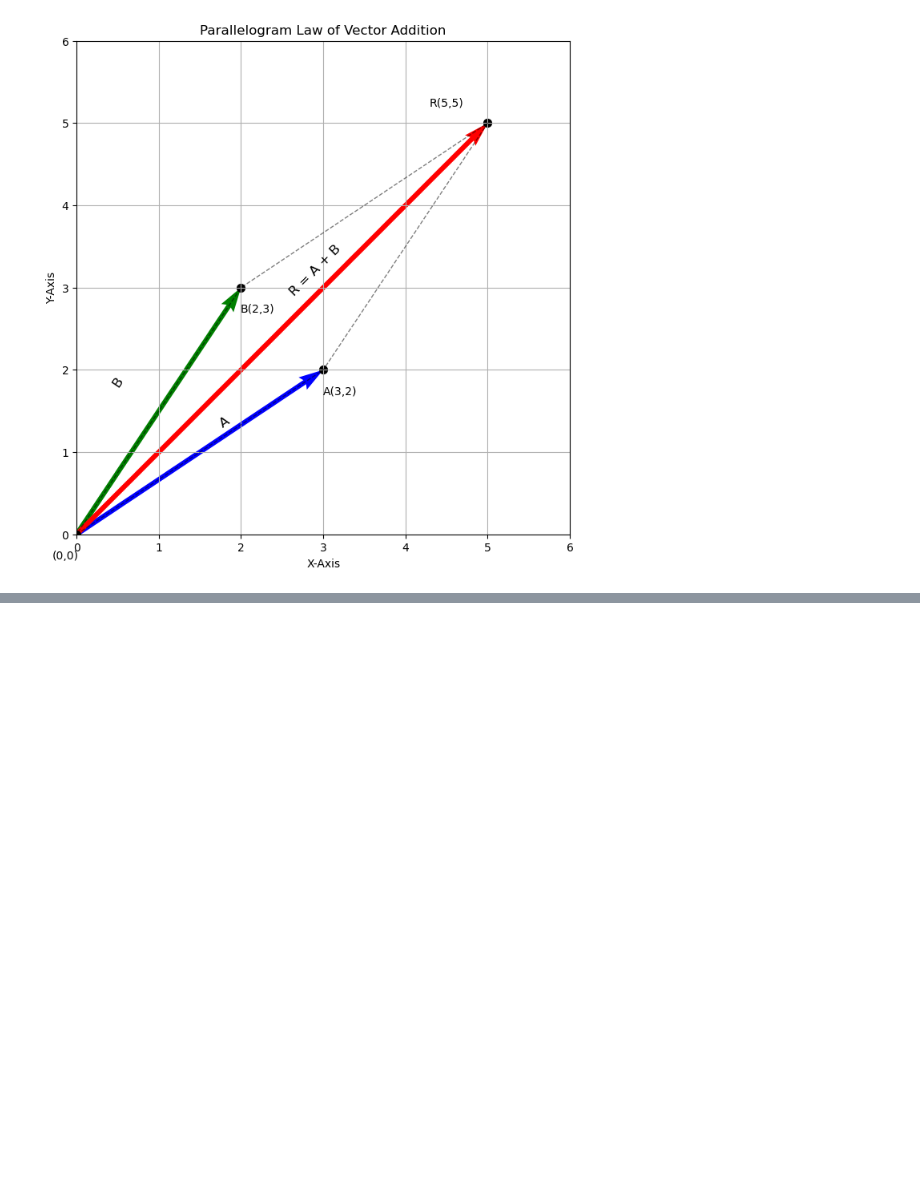
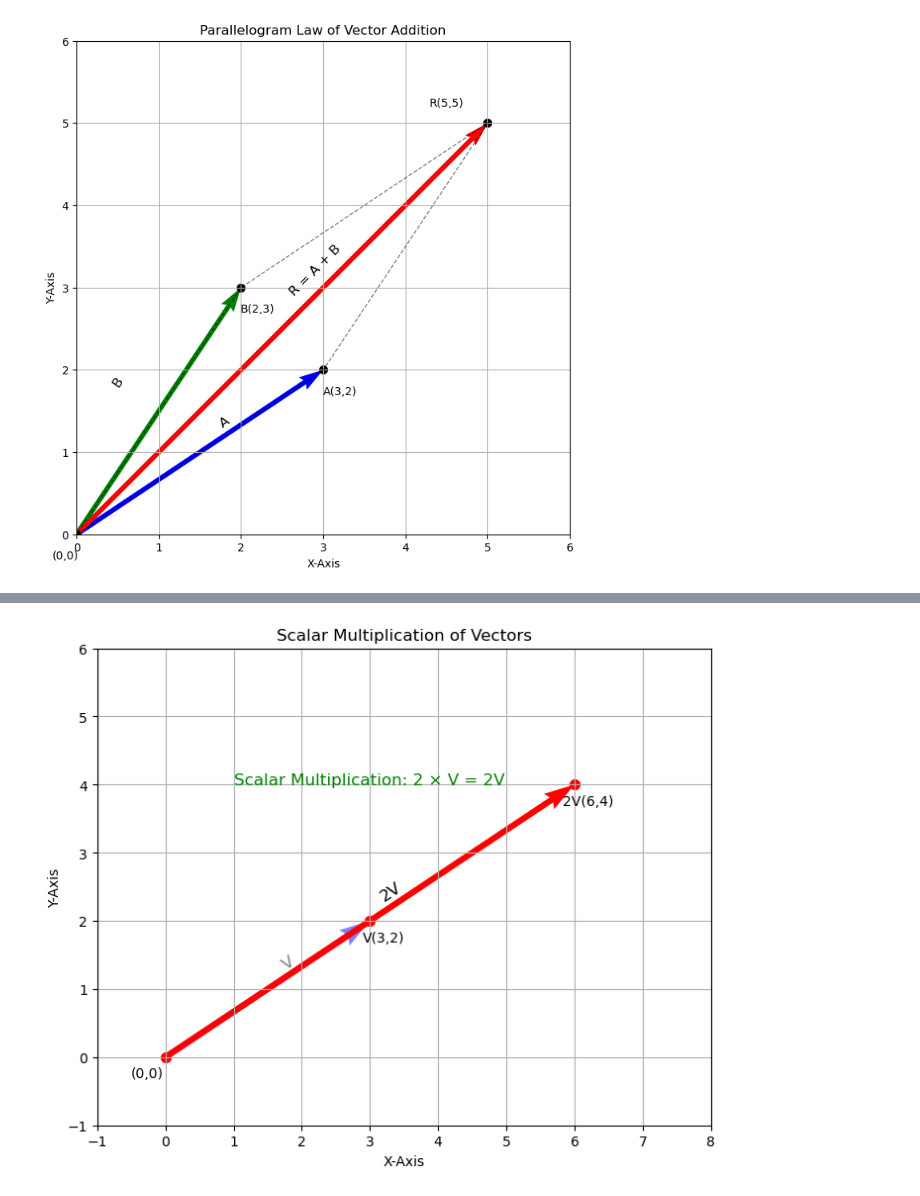
Before and after one commit to kode0x/Linear-Algebra, a Jupyter notebook: Linear-Algebra.ipynb, the cells around one changed output, grey strips where cells are left out. Cells and saved outputs as stored; diff of their text form; code cells hidden in the pictures; blank space fills up the shorter version.

```diff
--- a/Linear-Algebra.ipynb
+++ b/Linear-Algebra.ipynb
@@ -233,0 +251,75 @@ HTML(ani.to_jshtml())
+# %%
+V = np.array([3, 2])
+k = 2
+scaled = k * V
+
+fig, ax = plt.subplots(figsize=(8, 8))
+ax.set_title("Scalar Multiplication of Vectors")
+ax.set_xlabel('X-Axis')
+ax.set_ylabel('Y-Axis')
+ax.set_aspect('equal')
+ax.grid()
+
+def animate(i):
+    ax.clear()
+    ax.set_xlim(-1, 8)
+    ax.set_ylim(-1, 6)
+    ax.grid()
+    ax.set_title("Scalar Multiplication of Vectors")
+    ax.set_xlabel('X-Axis')
+    ax.set_ylabel('Y-Axis')
+    ax.set_aspect('equal')
+
+    artists = []
+
+    if i == 0:
+        # Show Original Vector V
+        qV = ax.quiver(0, 0, V[0], V[1], angles='xy', scale_units='xy', scale=1, color='blue', width=0.01)
+        angle_V = np.degrees(np.arctan2(V[1], V[0]))
+        tV = ax.text(V[0]/2 + 0.3, V[1]/2 + 0.3, "V", fontsize=12, ha='center', rotation=angle_V)
+        # Annotate Co-ordinates
+        ax.scatter([0, V[0]], [0, V[1]], color='red', s=50)
+        t0 = ax.text(0-0.5, 0-0.3, '(0,0)', fontsize=10)
+        tV_pt = ax.text(V[0]+0.2, V[1]-0.3, f'V({V[0]},{V[1]})', fontsize=10, ha='center')
+        artists.extend([qV, tV, t0, tV_pt])
+
+    elif i < 9:
+        # Scaling Animation
+        scale_factor = 1 + (k - 1) * (i - 1) / 8  # Gradually scale from 1 to k
+        current_scaled = scale_factor * V
+        q_scaled = ax.quiver(0, 0, current_scaled[0], current_scaled[1], angles='xy', scale_units='xy', scale=1, color='red', width=0.01)
+        angle_scaled = np.degrees(np.arctan2(current_scaled[1], current_scaled[0]))
+        t_scaled = ax.text(current_scaled[0]/2 + 0.3, current_scaled[1]/2 + 0.3, f"{scale_factor:.1f}V", fontsize=12, ha='center', rotation=angle_scaled)
+        # Annotate Scalar
+        ax.text(1, 4, f'Scaling by: {scale_factor:.1f}', fontsize=12, color='green')
+        artists.extend([q_scaled, t_scaled])
+
+    else:
+        # Final Frame: Show Both Original And Scaled Vectors
+        # Original Vector (Faded)
+        qV_orig = ax.quiver(0, 0, V[0], V[1], angles='xy', scale_units='xy', scale=1, color='blue', alpha=0.5, width=0.01)
+        angle_V = np.degrees(np.arctan2(V[1], V[0]))
+        tV_orig = ax.text(V[0]/2 + 0.3, V[1]/2 + 0.3, "V", fontsize=12, ha='center', rotation=angle_V, alpha=0.5)
+
+        # Scaled Vector
+        q_scaled = ax.quiver(0, 0, scaled[0], scaled[1], angles='xy', scale_units='xy', scale=1, color='red', width=0.01)
+        angle_scaled = np.degrees(np.arctan2(scaled[1], scaled[0]))
+        t_scaled = ax.text(scaled[0]/2 + 0.3, scaled[1]/2 + 0.3, f"{k}V", fontsize=12, ha='center', rotation=angle_scaled)
+
+        # Annotate Coordinates
+        ax.scatter([0, V[0], scaled[0]], [0, V[1], scaled[1]], color='red', s=50)
+        t0 = ax.text(0-0.5, 0-0.3, '(0,0)', fontsize=10)
+        tV_pt = ax.text(V[0]+0.2, V[1]-0.3, f'V({V[0]},{V[1]})', fontsize=10, ha='center')
+        t_scaled_pt = ax.text(scaled[0]+0.2, scaled[1]-0.3, f'{k}V({scaled[0]},{scaled[1]})', fontsize=10, ha='center')
+
+        # Annotate Scalar
+        ax.text(1, 4, f'Scalar Multiplication: {k} × V = {k}V', fontsize=12, color='green')
+
+        artists.extend([qV_orig, tV_orig, q_scaled, t_scaled, t0, tV_pt, t_scaled_pt])
+
+    return artists
+
+ani = FuncAnimation(fig, animate, frames=10, interval=800, blit=True)
+
+HTML(ani.to_jshtml())
+# %% [output]
@@ -233,0 +327 @@ HTML(ani.to_jshtml())
+[figure, added]
```
Also changed, not shown: parts of 4 cells of this notebook.
